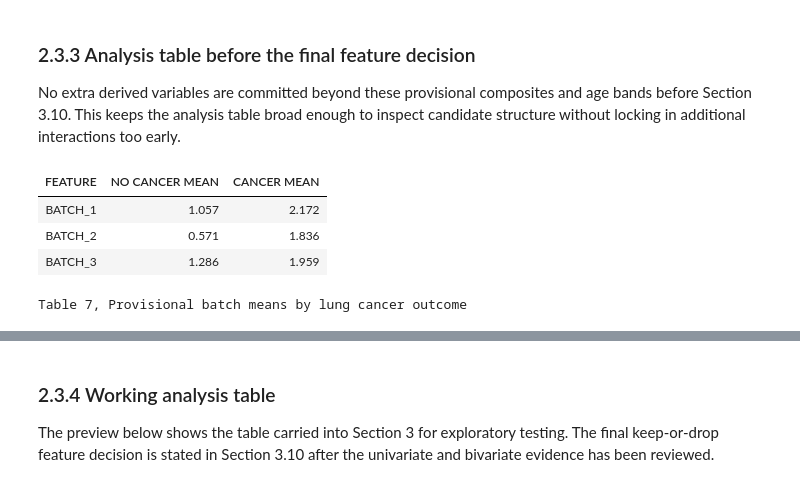
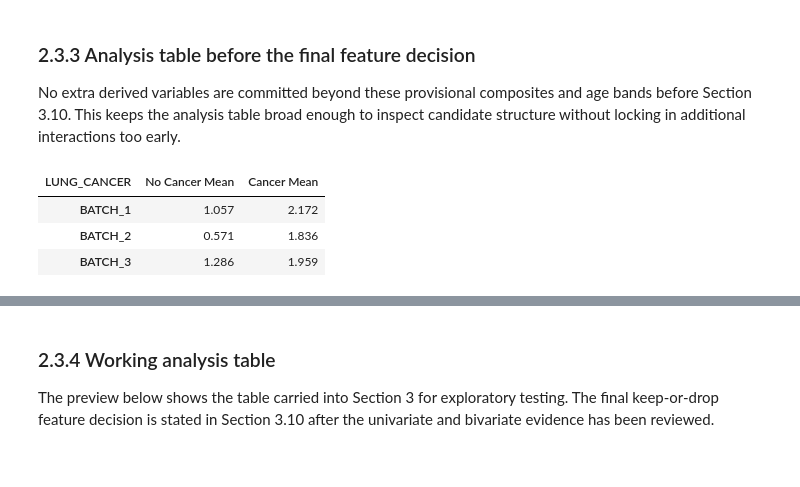
Before and after one commit to JoeShade/groupProject, a Jupyter notebook: blankTemplate.ipynb, the cells around one changed output, grey strips where cells are left out. Drawn from its saved outputs; the diff is of its cells as text; code cells hidden in the pictures.

```diff
--- a/blankTemplate.ipynb
+++ b/blankTemplate.ipynb
@@ -539,29 +606,17 @@ No extra derived variables are committed beyond these provisional composites and
 # %%
 engineered_feature_mean_df = (
     dataset_clean.groupby('LUNG_CANCER')[['BATCH_1', 'BATCH_2', 'BATCH_3']]
     .mean()
     .T.rename(columns={0: 'No Cancer Mean', 1: 'Cancer Mean'})
     .round(3)
 )
 
-engineered_feature_mean_display_df = (
-    engineered_feature_mean_df.rename_axis('Feature').reset_index()
-)
-
-if HTML is not None and display is not None:
-    display(HTML(_render_centered_html_table(
-        engineered_feature_mean_display_df,
-        'Table 7, Provisional batch means by lung cancer outcome',
-        width='68%',
-    )))
-else:
-    print(engineered_feature_mean_df.to_string())
+engineered_feature_mean_df
 # %% [output]
-| FEATURE | NO CANCER MEAN | CANCER MEAN |
+| LUNG_CANCER | No Cancer Mean | Cancer Mean |
 | BATCH_1 | 1.057 | 2.172 |
 | BATCH_2 | 0.571 | 1.836 |
 | BATCH_3 | 1.286 | 1.959 |
-Table 7, Provisional batch means by lung cancer outcome
 # %%
 engineered_correlation_df = dataset_clean[
     ['AGE', 'BATCH_1', 'BATCH_2', 'BATCH_3', 'LUNG_CANCER']
```
Also changed, not shown: parts of 14 cells of this notebook.
